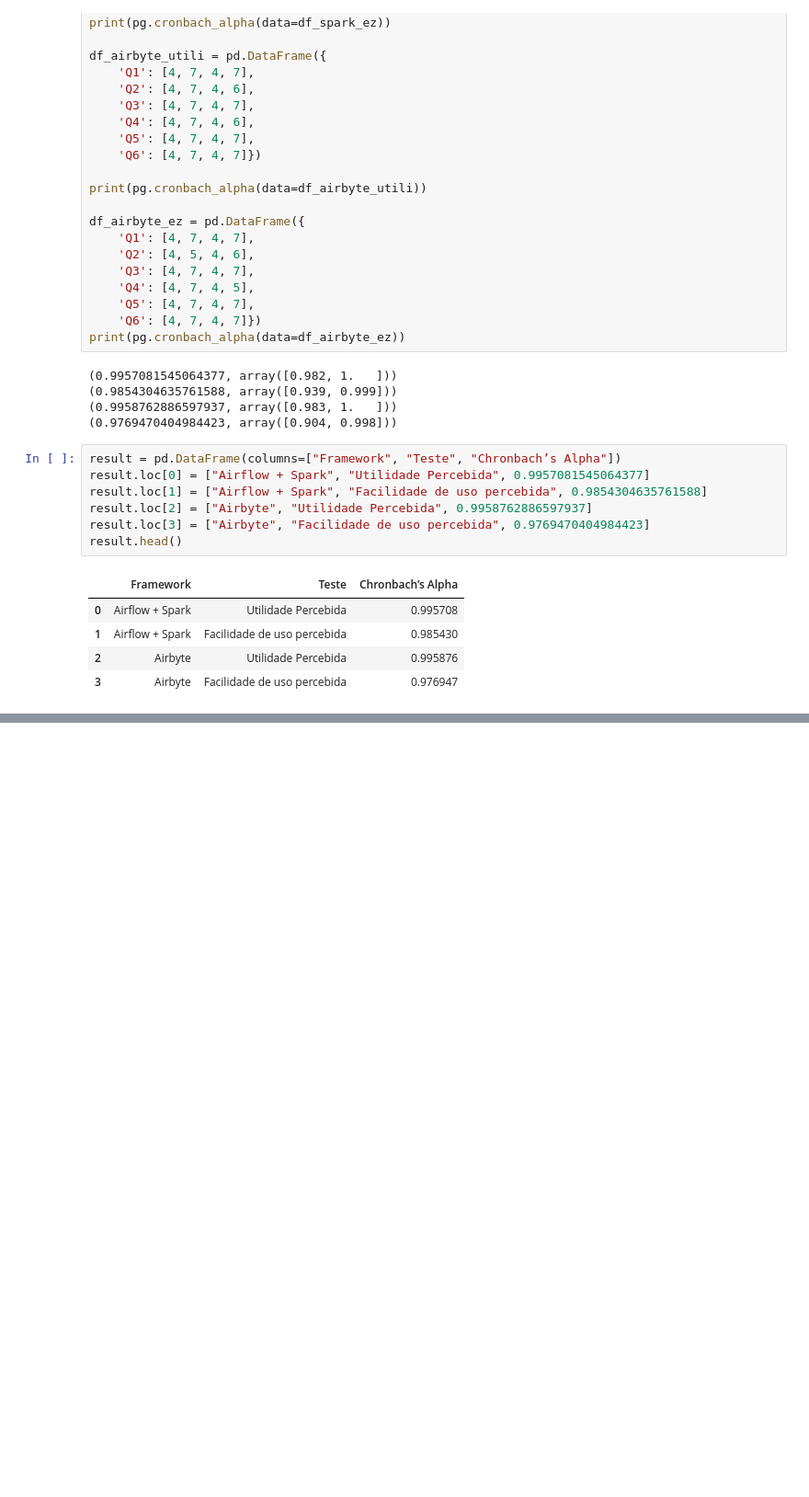
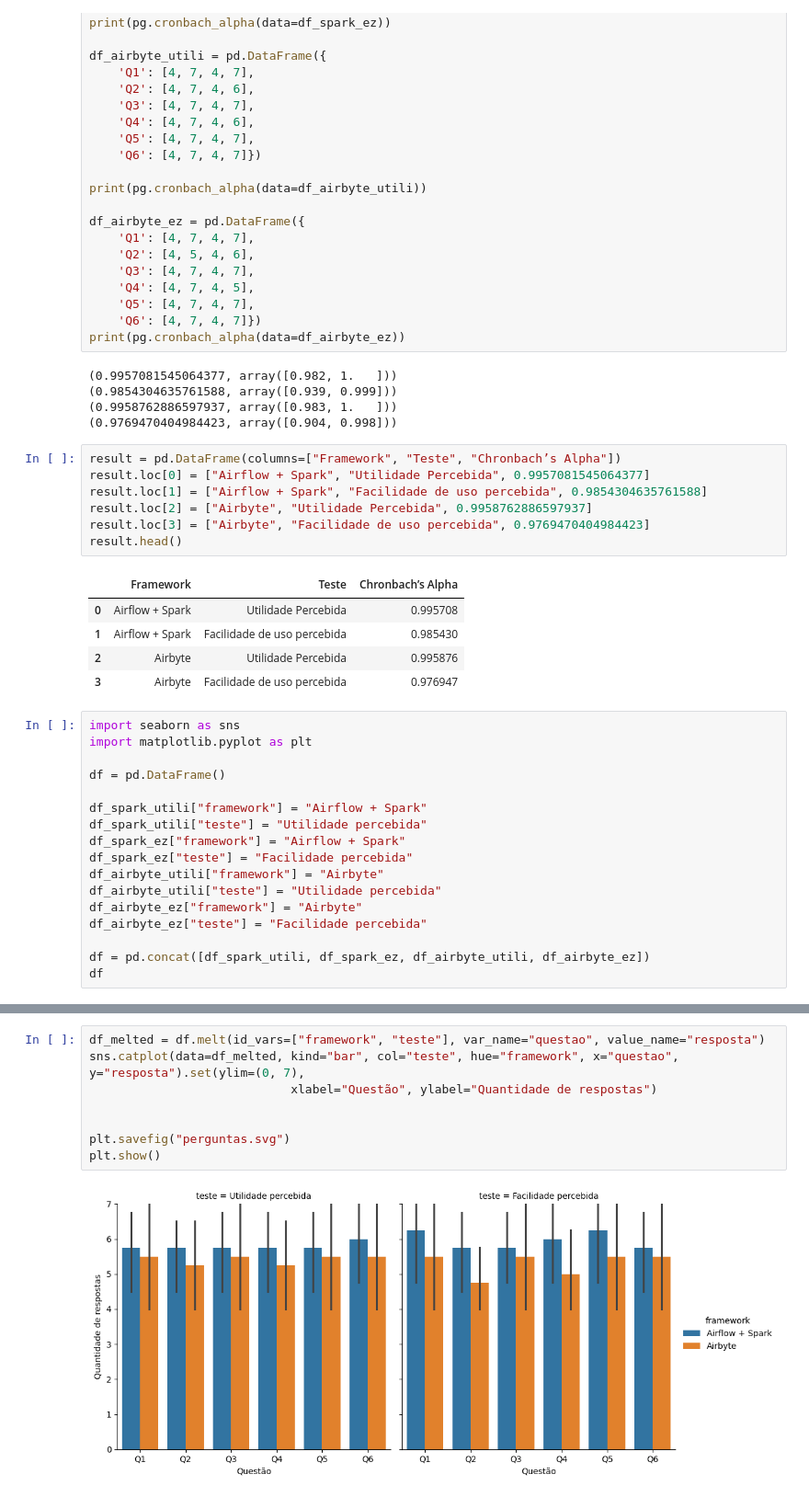
Before and after one commit to bombermal/TCC, a Jupyter notebook: Monitoring_VM/Retrieve/cronbach alpha.ipynb, the cells around one changed output, grey strips where cells are left out. Shown: that part at 92% size. Drawn from its saved outputs; the diff is of its cells as text; blank space fills up the shorter version.

```diff
--- a/Monitoring_VM/Retrieve/cronbach alpha.ipynb
+++ b/Monitoring_VM/Retrieve/cronbach alpha.ipynb
@@ -58,3 +58,20 @@ result.head()
 | 1 | Airflow + Spark | Facilidade de uso percebida | 0.985430 |
 | 2 | Airbyte | Utilidade Percebida | 0.995876 |
 | 3 | Airbyte | Facilidade de uso percebida | 0.976947 |
+# %%
+import seaborn as sns
+import matplotlib.pyplot as plt
+
+df = pd.DataFrame()
+
+df_spark_utili["framework"] = "Airflow + Spark"
+df_spark_utili["teste"] = "Utilidade percebida"
+df_spark_ez["framework"] = "Airflow + Spark"
+df_spark_ez["teste"] = "Facilidade percebida"
+df_airbyte_utili["framework"] = "Airbyte"
+df_airbyte_utili["teste"] = "Utilidade percebida"
+df_airbyte_ez["framework"] = "Airbyte"
+df_airbyte_ez["teste"] = "Facilidade percebida"
+
+df = pd.concat([df_spark_utili, df_spark_ez, df_airbyte_utili, df_airbyte_ez])
+df
@@ -60,0 +96,10 @@ result.head()
+# %%
+df_melted = df.melt(id_vars=["framework", "teste"], var_name="questao", value_name="resposta")
+sns.catplot(data=df_melted, kind="bar", col="teste", hue="framework", x="questao", y="resposta").set(ylim=(0, 7),
+                            xlabel="Questão", ylabel="Quantidade de respostas")
+
+
+plt.savefig("perguntas.svg")
+plt.show()
+# %% [output]
+[figure, added]
```
Also changed, not shown: parts of 1 cell of this notebook, 12 other files.
